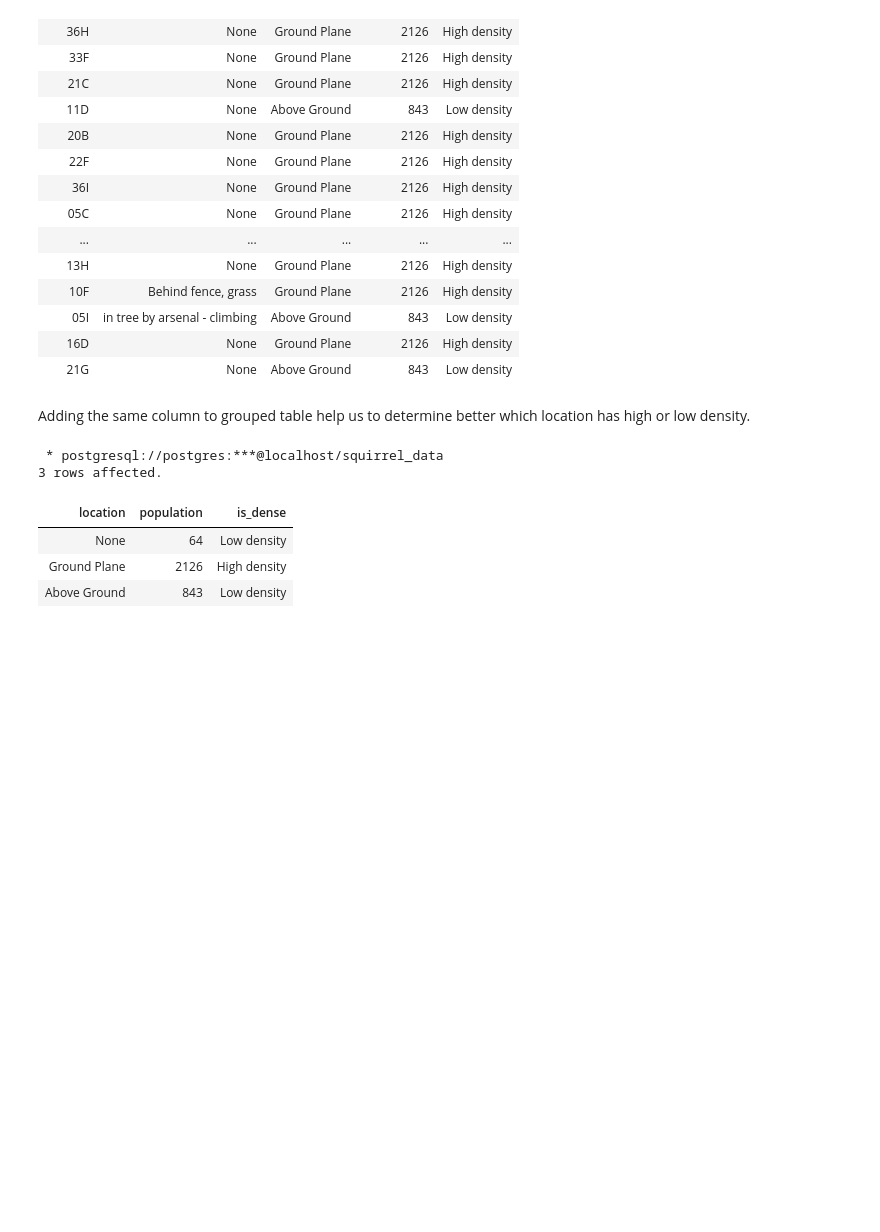
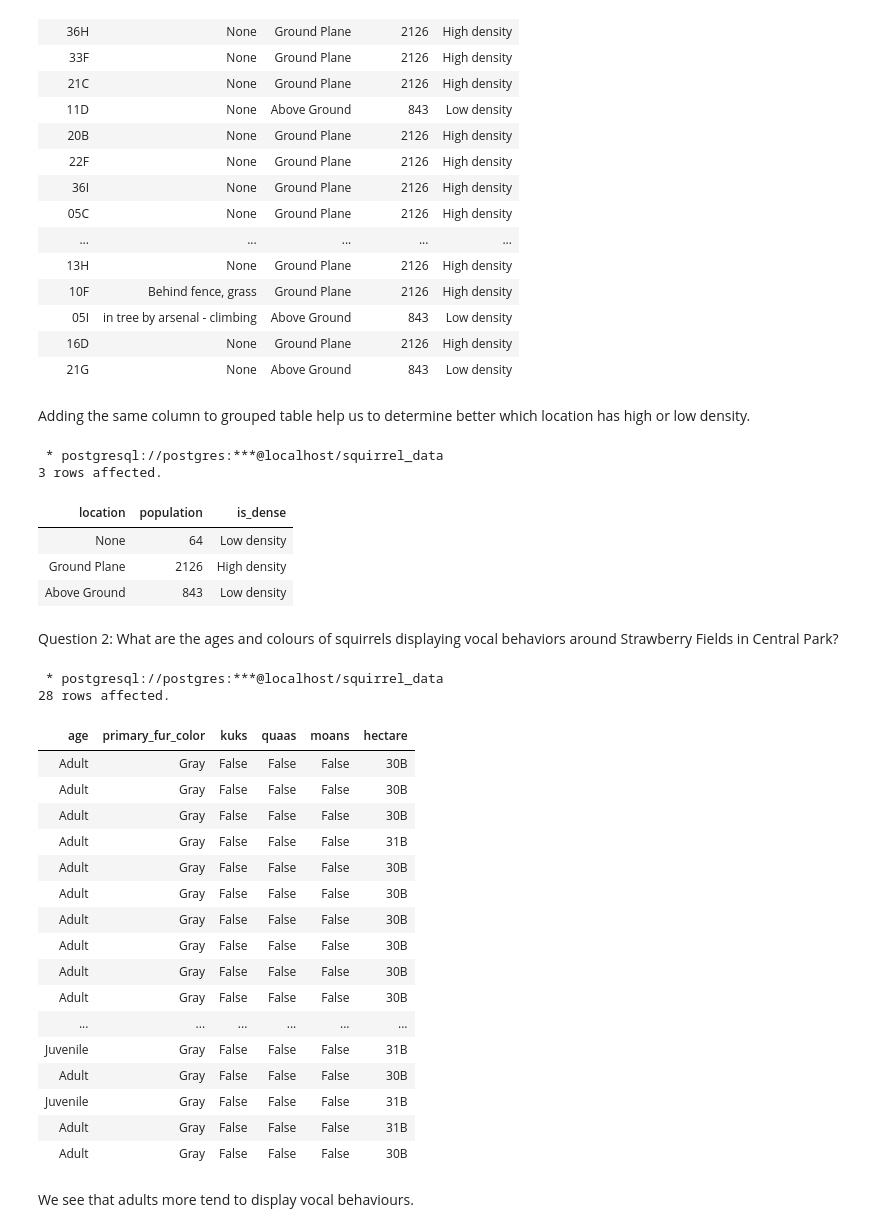
Before and after one commit to ValRudyka/squirrel_census, a Jupyter notebook: analysis.ipynb, the cells around one changed output. Drawn from its saved outputs; the diff is of its cells as text; code cells hidden in the pictures; blank space fills up the shorter version.

Commit message:
Answer question 2

```diff
--- a/analysis.ipynb
+++ b/analysis.ipynb
@@ -78,3 +78,42 @@ FROM populations;
 | None | 64 | Low density |
 | Ground Plane | 2126 | High density |
 | Above Ground | 843 | Low density |
+# %% [markdown]
+Question 2: What are the ages and colours of squirrels displaying vocal behaviors around Strawberry Fields in Central Park?
+# %%
+%%sql
+SELECT
+    s.age,
+    s.primary_fur_color,
+    b.kuks,
+    b.quaas,
+    b.moans,
+    l.hectare
+FROM squirrels AS s
+    INNER JOIN behaviors AS b
+    ON s.unique_squirrel_id = b.unique_squirrel_id
+    INNER JOIN locations AS l
+    ON s.unique_squirrel_id = l.unique_squirrel_id
+WHERE l.hectare IN ('30B', '31B')
+# %% [output]
+ * postgresql://postgres:***@localhost/squirrel_data
+28 rows affected.
+| age | primary_fur_color | kuks | quaas | moans | hectare |
+| Adult | Gray | False | False | False | 30B |
+| Adult | Gray | False | False | False | 30B |
+| Adult | Gray | False | False | False | 30B |
+| Adult | Gray | False | False | False | 31B |
+| Adult | Gray | False | False | False | 30B |
+| Adult | Gray | False | False | False | 30B |
+| Adult | Gray | False | False | False | 30B |
+| Adult | Gray | False | False | False | 30B |
+| Adult | Gray | False | False | False | 30B |
+| Adult | Gray | False | False | False | 30B |
+| ... | ... | ... | ... | ... | ... |
+| Juvenile | Gray | False | False | False | 31B |
+| Adult | Gray | False | False | False | 30B |
+| Juvenile | Gray | False | False | False | 31B |
+| Adult | Gray | False | False | False | 31B |
+| Adult | Gray | False | False | False | 30B |
+# %% [markdown]
+We see that adults more tend to display vocal behaviours.
```
